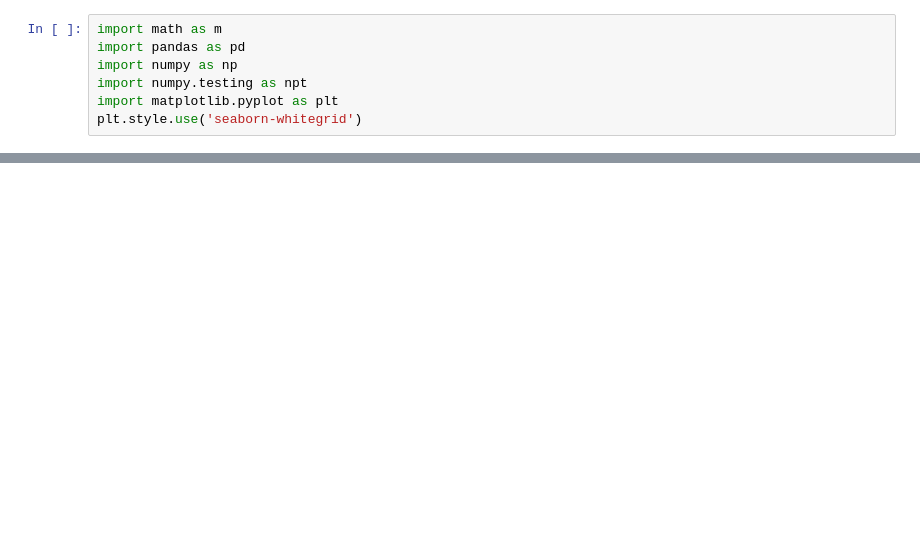
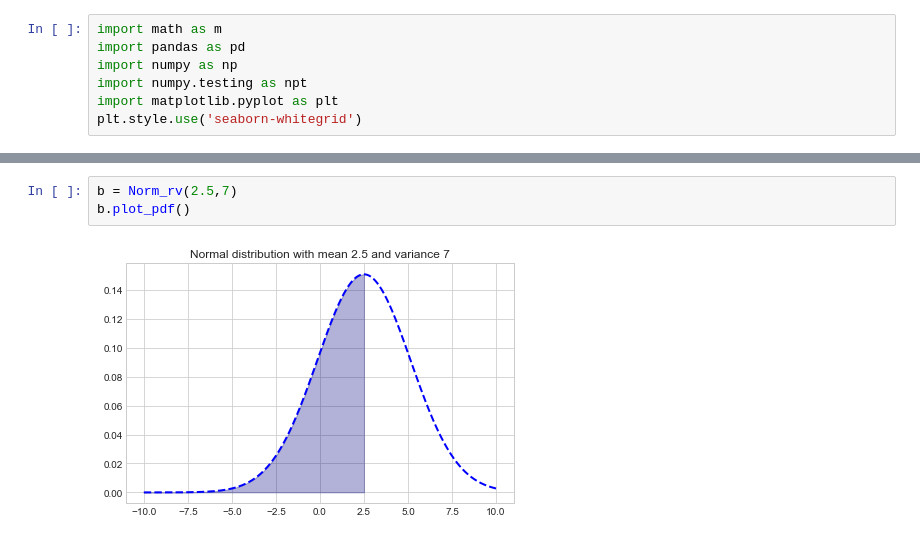
Before and after one commit to WillTirone/analysis_projects, a Jupyter notebook: OOP_Principles/Statistics_OOP.ipynb, the cells around one changed output, grey strips where cells are left out. Cells and saved outputs as stored; diff of their text form; blank space fills up the shorter version.

```diff
--- a/OOP_Principles/Statistics_OOP.ipynb
+++ b/OOP_Principles/Statistics_OOP.ipynb
@@ -41,0 +59,5 @@ a.plot_pdf()
+# %%
+b = Norm_rv(2.5,7)
+b.plot_pdf()
+# %% [output]
+[figure, added]
```
Also changed, not shown: parts of 3 cells of this notebook.
